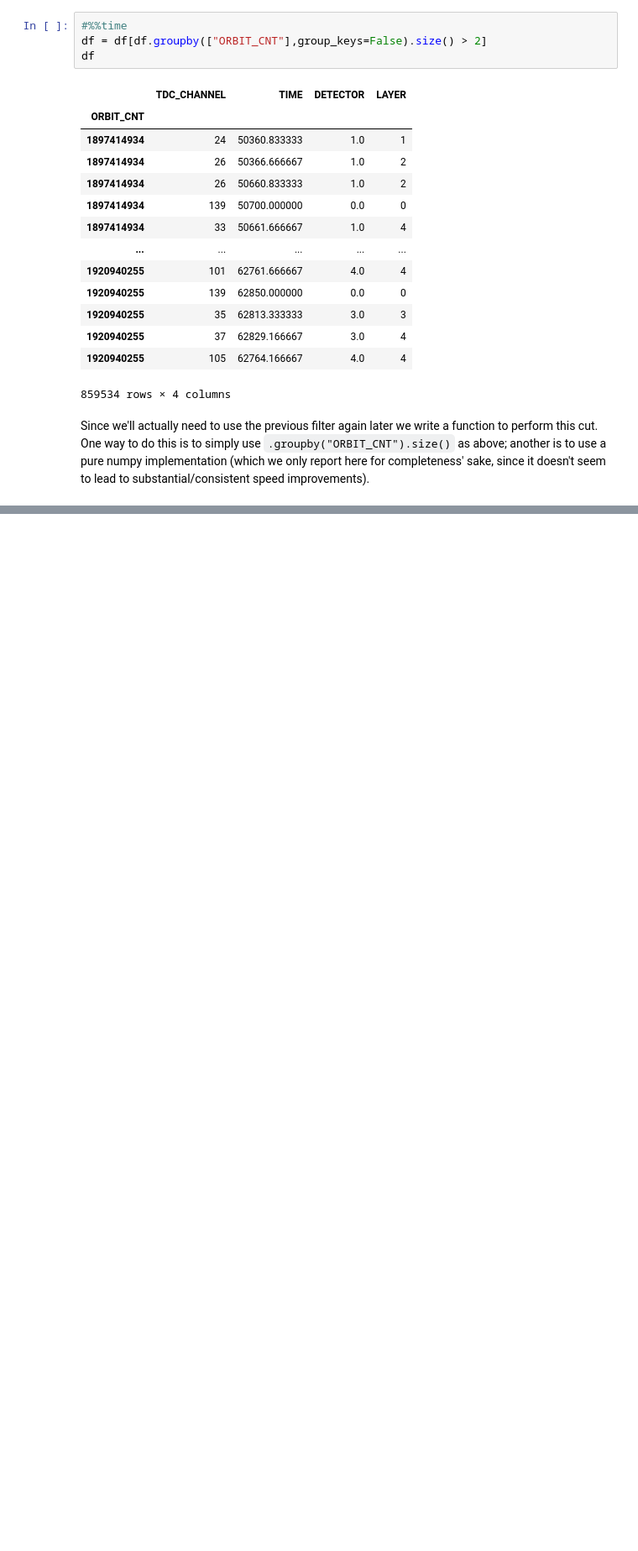
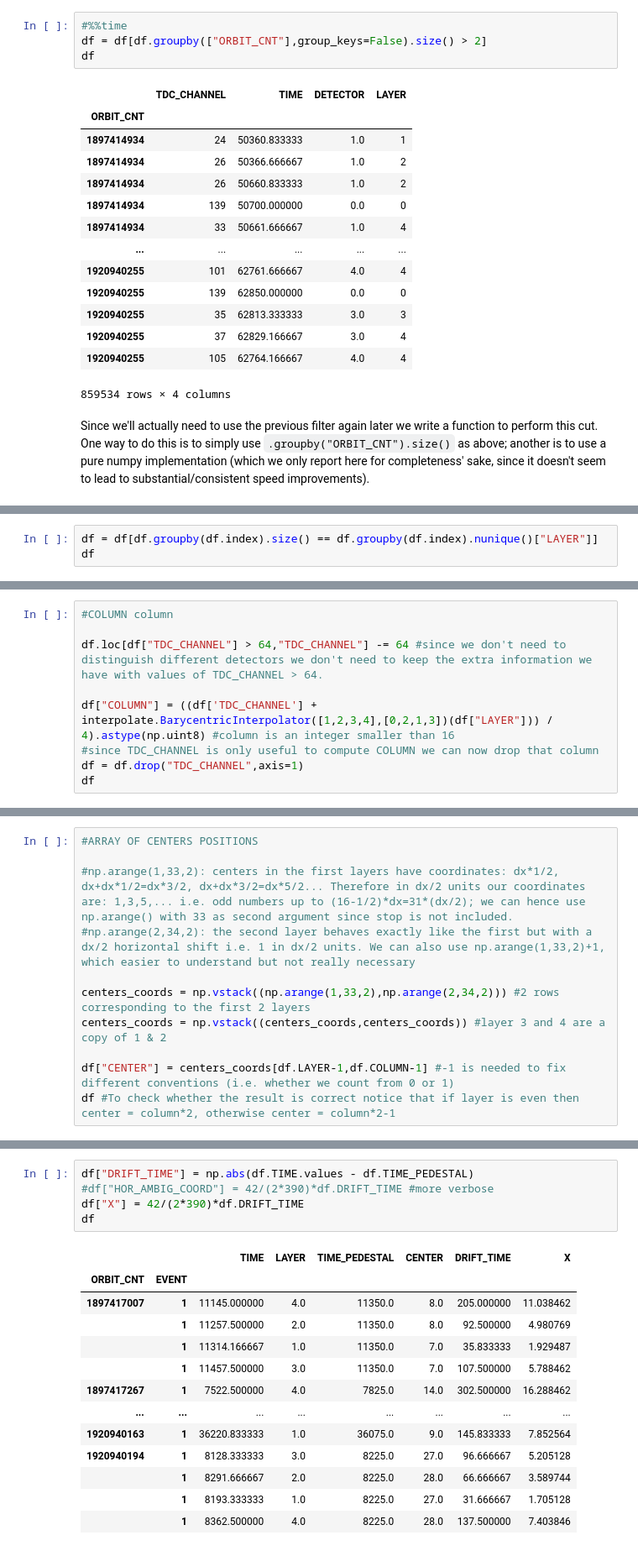
Before and after one commit to MattiaCeravolo/LCP_projects_Y3, a Jupyter notebook: part_3_with_commentary.ipynb, the cells around one changed output, grey strips where cells are left out. Shown at 84% size. Drawn from its saved outputs; the diff is of its cells as text; blank space fills up the shorter version.

```diff
--- a/part_3_with_commentary.ipynb
+++ b/part_3_with_commentary.ipynb
@@ -346,0 +395,3 @@ df = df.drop("DETECTOR",axis=1)
+# %%
+df = df[df.groupby(df.index).size() == df.groupby(df.index).nunique()["LAYER"]]
+df
@@ -346,0 +423,9 @@ df = df.drop("DETECTOR",axis=1)
+# %%
+#COLUMN column
+
+df.loc[df["TDC_CHANNEL"] > 64,"TDC_CHANNEL"] -= 64 #since we don't need to distinguish different detectors we don't need to keep the extra information we have with values of TDC_CHANNEL > 64.
+
+df["COLUMN"] = ((df['TDC_CHANNEL'] + interpolate.BarycentricInterpolator([1,2,3,4],[0,2,1,3])(df["LAYER"])) / 4).astype(np.uint8) #column is an integer smaller than 16
+#since TDC_CHANNEL is only useful to compute COLUMN we can now drop that column
+df = df.drop("TDC_CHANNEL",axis=1)
+df
@@ -346,0 +447,11 @@ df = df.drop("DETECTOR",axis=1)
+# %%
+#ARRAY OF CENTERS POSITIONS
+
+#np.arange(1,33,2): centers in the first layers have coordinates: dx*1/2, dx+dx*1/2=dx*3/2, dx+dx*3/2=dx*5/2... Therefore in dx/2 units our coordinates are: 1,3,5,... i.e. odd numbers up to (16-1/2)*dx=31*(dx/2); we can hence use np.arange() with 33 as second argument since stop is not included.
+#np.arange(2,34,2): the second layer behaves exactly like the first but with a dx/2 horizontal shift i.e. 1 in dx/2 units. We can also use np.arange(1,33,2)+1, which easier to understand but not really necessary
+
+centers_coords = np.vstack((np.arange(1,33,2),np.arange(2,34,2))) #2 rows corresponding to the first 2 layers
+centers_coords = np.vstack((centers_coords,centers_coords)) #layer 3 and 4 are a copy of 1 & 2
+
+df["CENTER"] = centers_coords[df.LAYER-1,df.COLUMN-1] #-1 is needed to fix different conventions (i.e. whether we count from 0 or 1)
+df #To check whether the result is correct notice that if layer is even then center = column*2, otherwise center = column*2-1
@@ -346,0 +503,19 @@ df = df.drop("DETECTOR",axis=1)
+# %%
+df["DRIFT_TIME"] = np.abs(df.TIME.values - df.TIME_PEDESTAL)
+#df["HOR_AMBIG_COORD"] = 42/(2*390)*df.DRIFT_TIME #more verbose
+df["X"] = 42/(2*390)*df.DRIFT_TIME
+df
+# %% [output]
+|  |  | TIME | LAYER | TIME_PEDESTAL | CENTER | DRIFT_TIME | X |
+| ORBIT_CNT | EVENT |  |  |  |  |  |  |
+| 1897417007 | 1 | 11145.000000 | 4.0 | 11350.0 | 8.0 | 205.000000 | 11.038462 |
+|  | 1 | 11257.500000 | 2.0 | 11350.0 | 8.0 | 92.500000 | 4.980769 |
+|  | 1 | 11314.166667 | 1.0 | 11350.0 | 7.0 | 35.833333 | 1.929487 |
+|  | 1 | 11457.500000 | 3.0 | 11350.0 | 7.0 | 107.500000 | 5.788462 |
+| 1897417267 | 1 | 7522.500000 | 4.0 | 7825.0 | 14.0 | 302.500000 | 16.288462 |
+| ... | ... | ... | ... | ... | ... | ... | ... |
+| 1920940163 | 1 | 36220.833333 | 1.0 | 36075.0 | 9.0 | 145.833333 | 7.852564 |
+| 1920940194 | 1 | 8128.333333 | 3.0 | 8225.0 | 27.0 | 96.666667 | 5.205128 |
+|  | 1 | 8291.666667 | 2.0 | 8225.0 | 28.0 | 66.666667 | 3.589744 |
+|  | 1 | 8193.333333 | 1.0 | 8225.0 | 27.0 | 31.666667 | 1.705128 |
+|  | 1 | 8362.500000 | 4.0 | 8225.0 | 28.0 | 137.500000 | 7.403846 |
```
Also changed, not shown: parts of 55 cells of this notebook.
